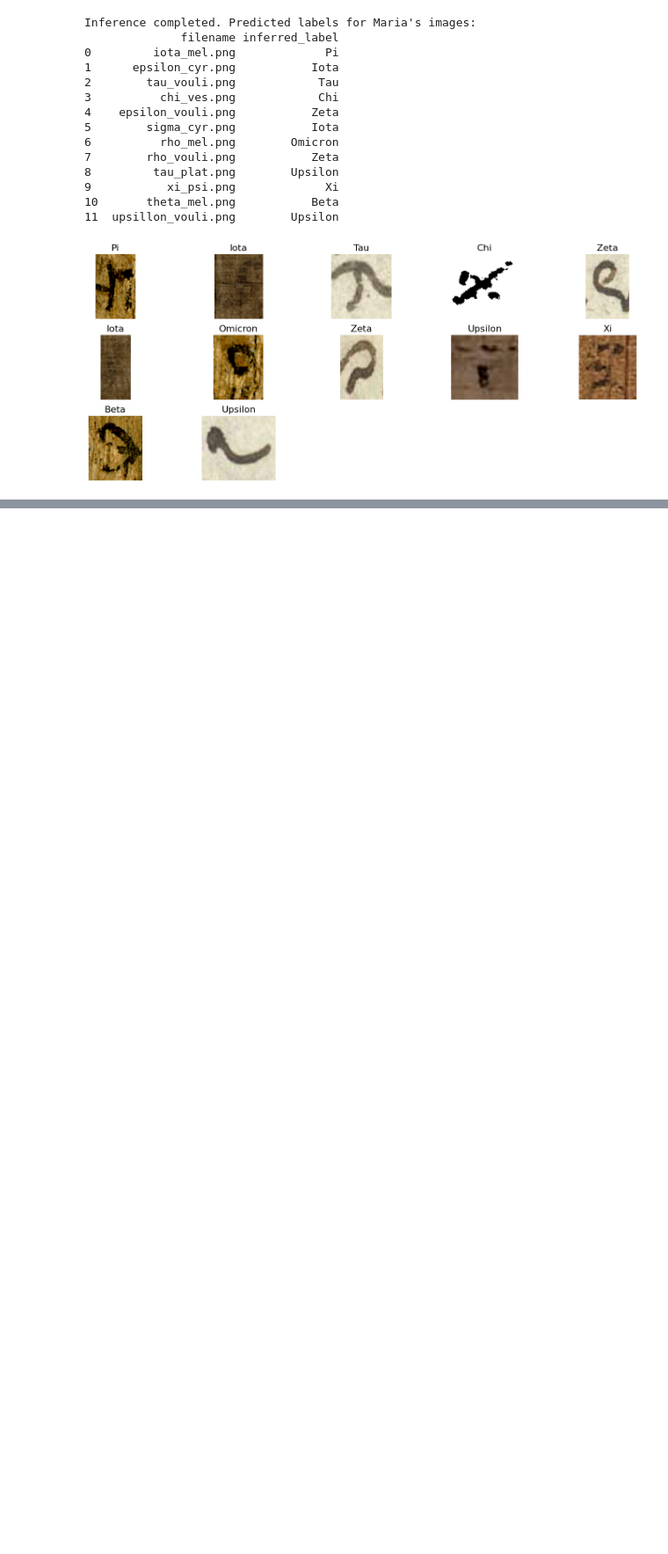
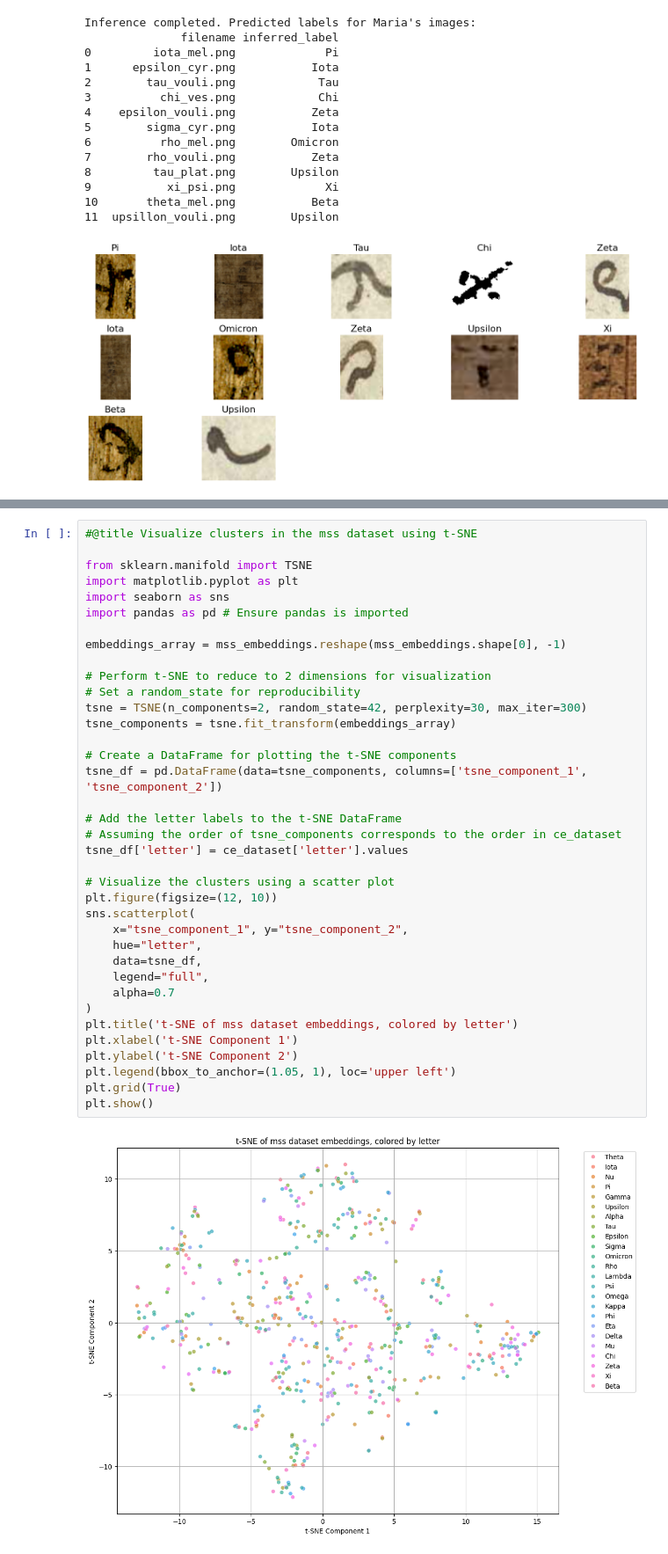
Before and after one commit to ipavlopoulos/diachronic-greek-letterforms, a Jupyter notebook: wild_predictions.ipynb, the cells around one changed output, grey strips where cells are left out. Shown at 88% size. Drawn from its saved outputs; the diff is of its cells as text; blank space fills up the shorter version.

Commit message:
Added a letter evolution study

```diff
--- a/wild_predictions.ipynb
+++ b/wild_predictions.ipynb
@@ -838,0 +870,39 @@ ce_dataset.to_csv('asiminas_dataset.csv', index=False)
+# %%
+#@title Visualize clusters in the mss dataset using t-SNE
+
+from sklearn.manifold import TSNE
+import matplotlib.pyplot as plt
+import seaborn as sns
+import pandas as pd # Ensure pandas is imported
+
+embeddings_array = mss_embeddings.reshape(mss_embeddings.shape[0], -1)
+
+# Perform t-SNE to reduce to 2 dimensions for visualization
+# Set a random_state for reproducibility
+tsne = TSNE(n_components=2, random_state=42, perplexity=30, max_iter=300)
+tsne_components = tsne.fit_transform(embeddings_array)
+
+# Create a DataFrame for plotting the t-SNE components
+tsne_df = pd.DataFrame(data=tsne_components, columns=['tsne_component_1', 'tsne_component_2'])
+
+# Add the letter labels to the t-SNE DataFrame
+# Assuming the order of tsne_components corresponds to the order in ce_dataset
+tsne_df['letter'] = ce_dataset['letter'].values
+
+# Visualize the clusters using a scatter plot
+plt.figure(figsize=(12, 10))
+sns.scatterplot(
+    x="tsne_component_1", y="tsne_component_2",
+    hue="letter",
+    data=tsne_df,
+    legend="full",
+    alpha=0.7
+)
+plt.title('t-SNE of mss dataset embeddings, colored by letter')
+plt.xlabel('t-SNE Component 1')
+plt.ylabel('t-SNE Component 2')
+plt.legend(bbox_to_anchor=(1.05, 1), loc='upper left')
+plt.grid(True)
+plt.show()
+# %% [output]
+[figure, added]
```
Also changed, not shown: parts of 8 cells of this notebook.
